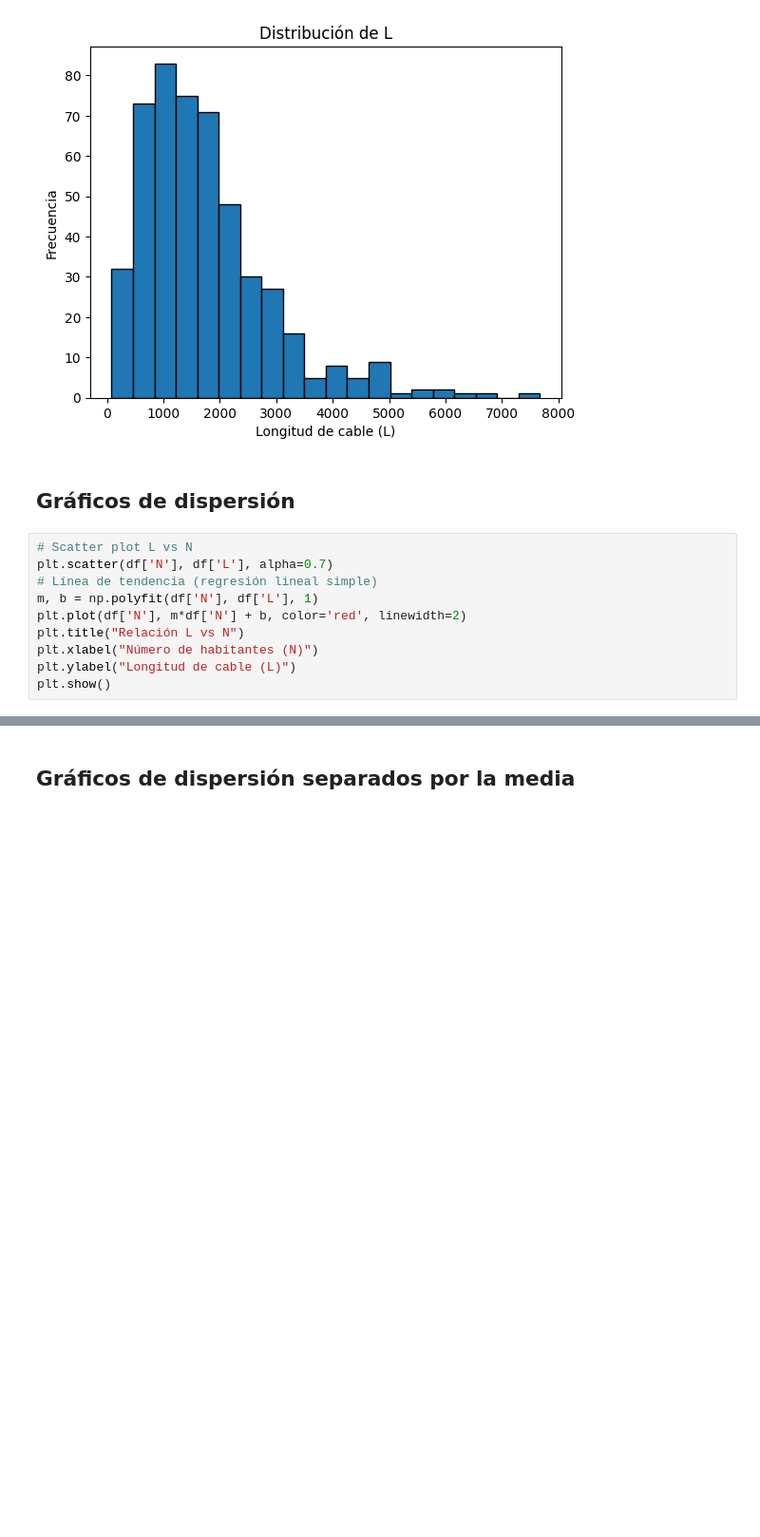
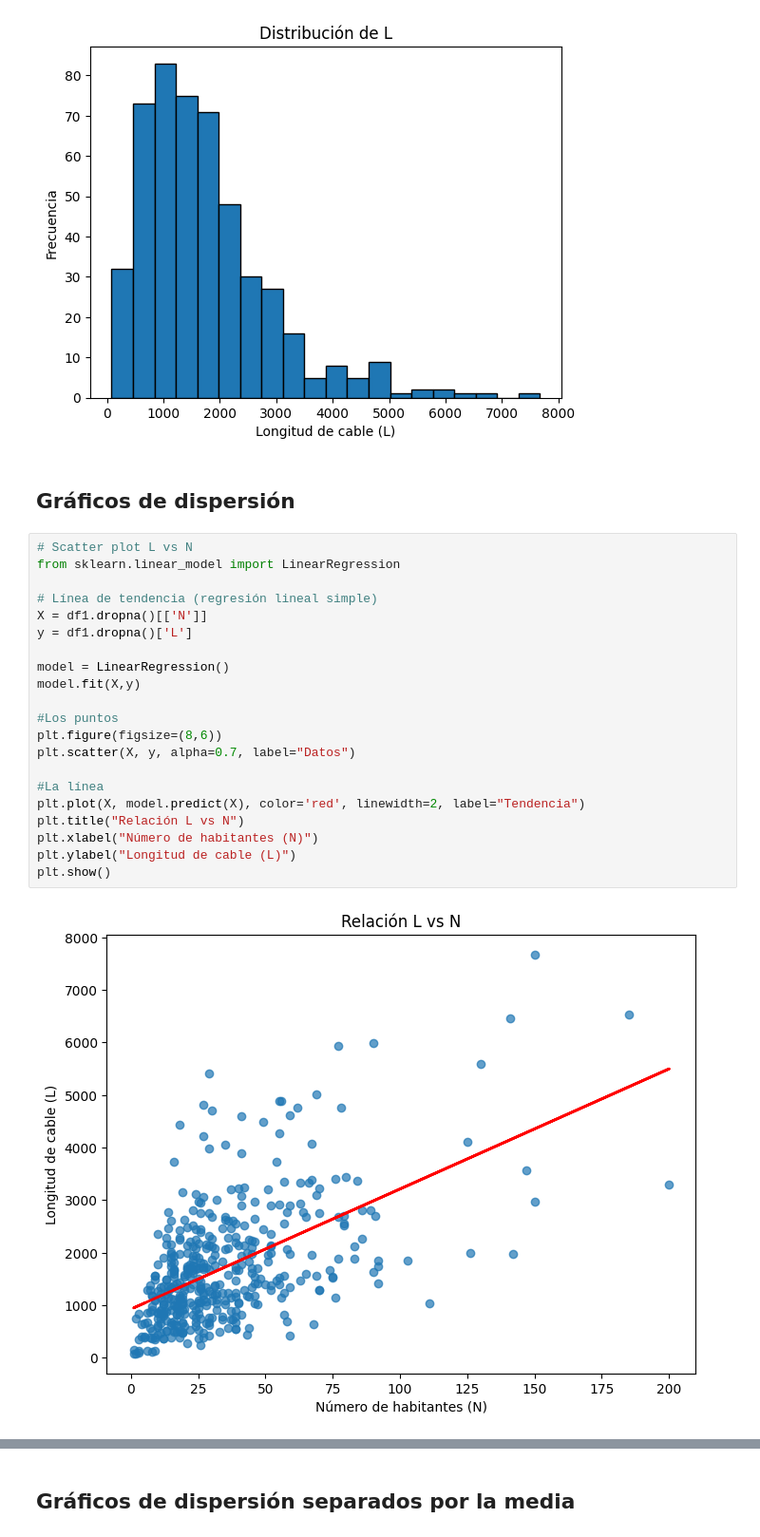
Before and after one commit to Samuels04/University, a Jupyter notebook: 4th Year/IntNeg/Práctica 3/Lab3.ipynb, the cells around one changed output, grey strips where cells are left out. Shown: that part at 95% size. Drawn from its saved outputs; the diff is of its cells as text; blank space fills up the shorter version.

```diff
--- a/4th Year/IntNeg/Práctica 3/Lab3.ipynb
+++ b/4th Year/IntNeg/Práctica 3/Lab3.ipynb
@@ -170,13 +155,26 @@ plt.show()
 ## Gráficos de dispersión
 # %%
 # Scatter plot L vs N
-plt.scatter(df['N'], df['L'], alpha=0.7)
+from sklearn.linear_model import LinearRegression
+
 # Línea de tendencia (regresión lineal simple)
-m, b = np.polyfit(df['N'], df['L'], 1)
-plt.plot(df['N'], m*df['N'] + b, color='red', linewidth=2)
+X = df1.dropna()[['N']]
+y = df1.dropna()['L']
+
+model = LinearRegression()
+model.fit(X,y)
+
+#Los puntos
+plt.figure(figsize=(8,6))
+plt.scatter(X, y, alpha=0.7, label="Datos")
+
+#La línea
+plt.plot(X, model.predict(X), color='red', linewidth=2, label="Tendencia")
 plt.title("Relación L vs N")
 plt.xlabel("Número de habitantes (N)")
 plt.ylabel("Longitud de cable (L)")
 plt.show()
+# %% [output]
+[figure, added]
 # %%
 # Scatter plot L vs R
```
Also changed, not shown: parts of 20 cells of this notebook, 4 other files.
